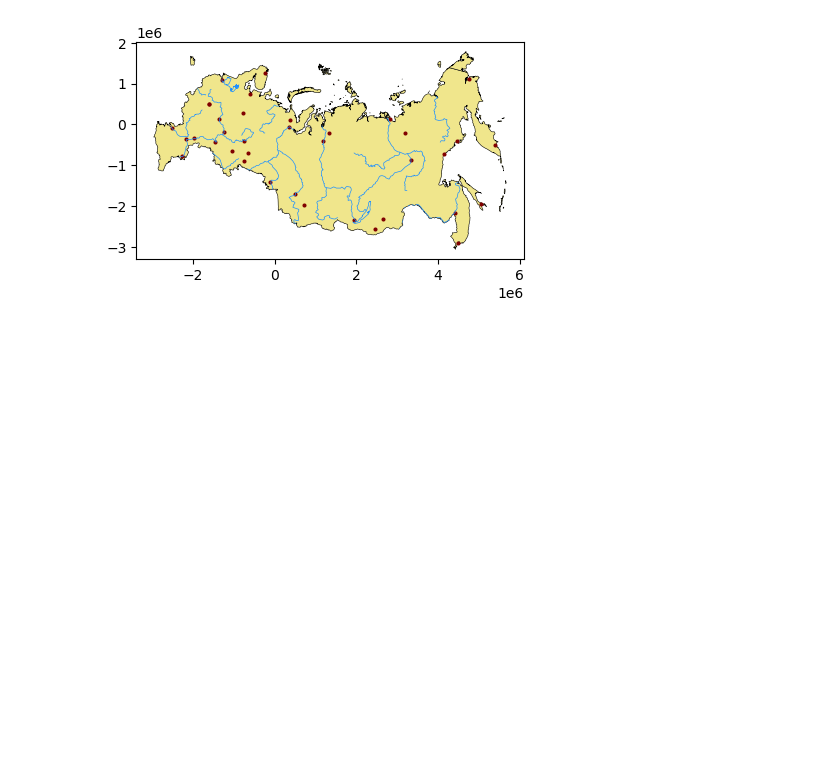
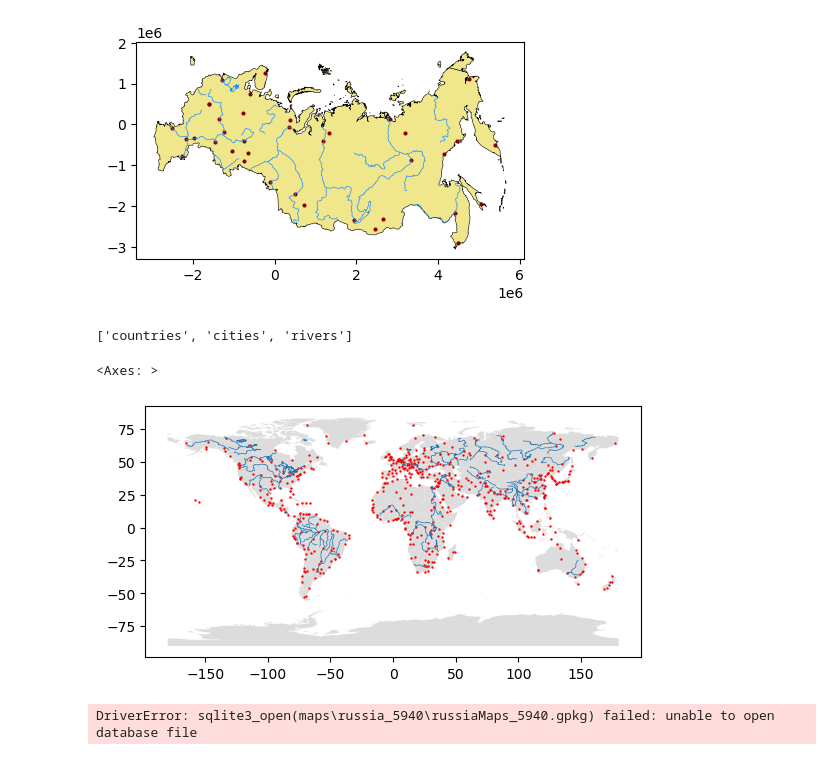
Before and after one commit to SEMANA11/simpleplot, a Jupyter notebook: Eval02.ipynb, the cells around one changed output. Cells and saved outputs as stored; diff of their text form; code cells hidden in the pictures; blank space fills up the shorter version.

```diff
--- a/Eval02.ipynb
+++ b/Eval02.ipynb
@@ -285,3 +285,31 @@ plt.savefig(os.path.join("figures",'mapEnd.jpg'))
 countries.to_file(os.path.join("maps","worldMaps.gpkg"), layer='countries', driver="GPKG")
 cities.to_file(os.path.join("maps","worldMaps.gpkg"), layer='cities', driver="GPKG")
 rivers.to_file(os.path.join("maps","worldMaps.gpkg"), layer='rivers', driver="GPKG")
+# %%
+worldMaps='https://github.com/SEMANA11/simpleplot/raw/main/maps/worldMaps.gpkg'
+# %%
+from  fiona import listlayers
+
+listlayers(worldMaps)
+# %% [output]
+['countries', 'cities', 'rivers']
+# %%
+countries=gpd.read_file(worldMaps,layer='countries')
+cities=gpd.read_file(worldMaps,layer='cities')
+rivers=gpd.read_file(worldMaps,layer='rivers')
+# %%
+base = countries.plot(facecolor='gainsboro')
+cities.plot(ax=base, markersize=0.5, color='red')
+rivers.plot(ax=base, linewidth=0.5)
+# %% [output]
+<Axes: >
+[figure, added]
+# %%
+# saving
+import os
+
+russia_5940.to_file(os.path.join("maps","russia_5940","russiaMaps_5940.gpkg"), layer='country', driver="GPKG")
+cities_5940.to_file(os.path.join("maps","russia_5940","russiaMaps_5940.gpkg"), layer='cities', driver="GPKG")
+rivers_5940.to_file(os.path.join("maps","russia_5940","russiaMaps_5940.gpkg"), layer='rivers', driver="GPKG")
+# %% [output]
+DriverError: sqlite3_open(maps\russia_5940\russiaMaps_5940.gpkg) failed: unable to open database file
```
Also changed, not shown: 1 other file.
